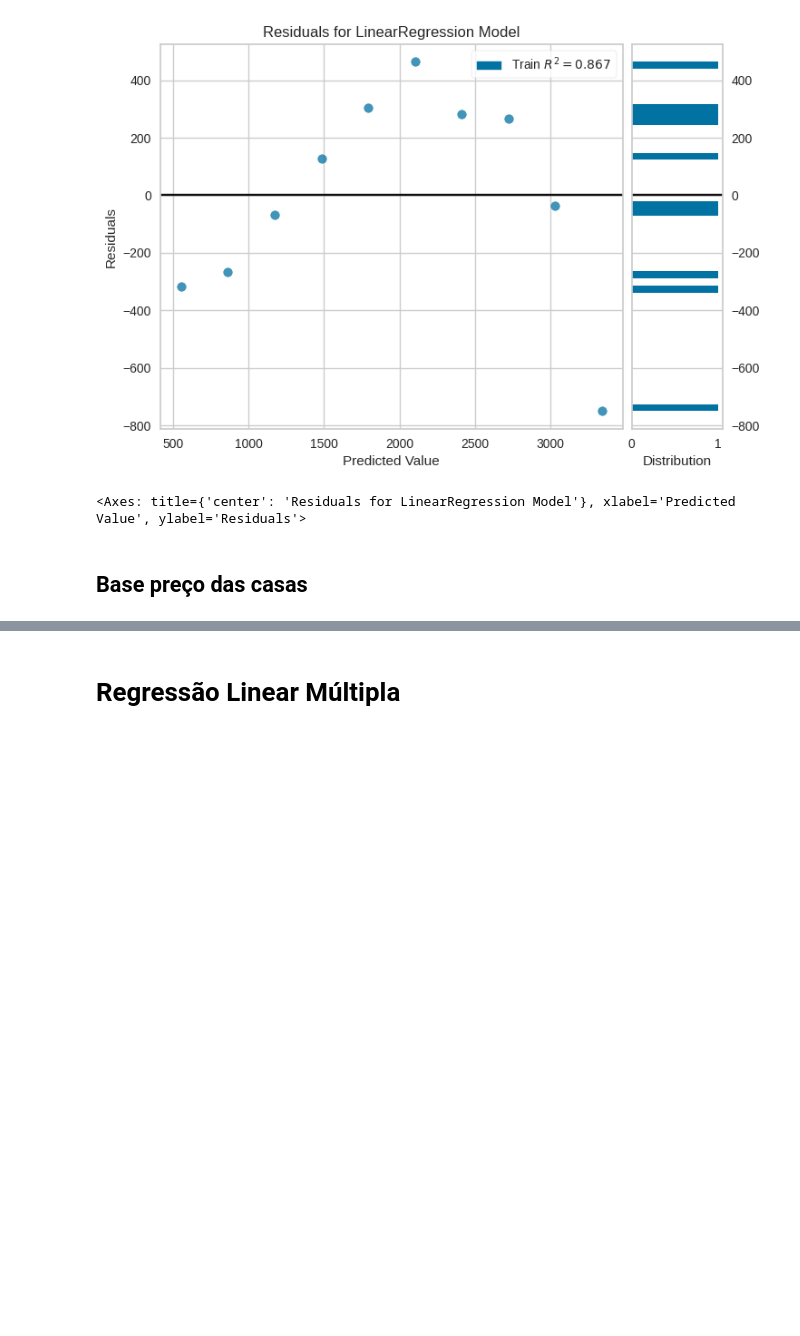
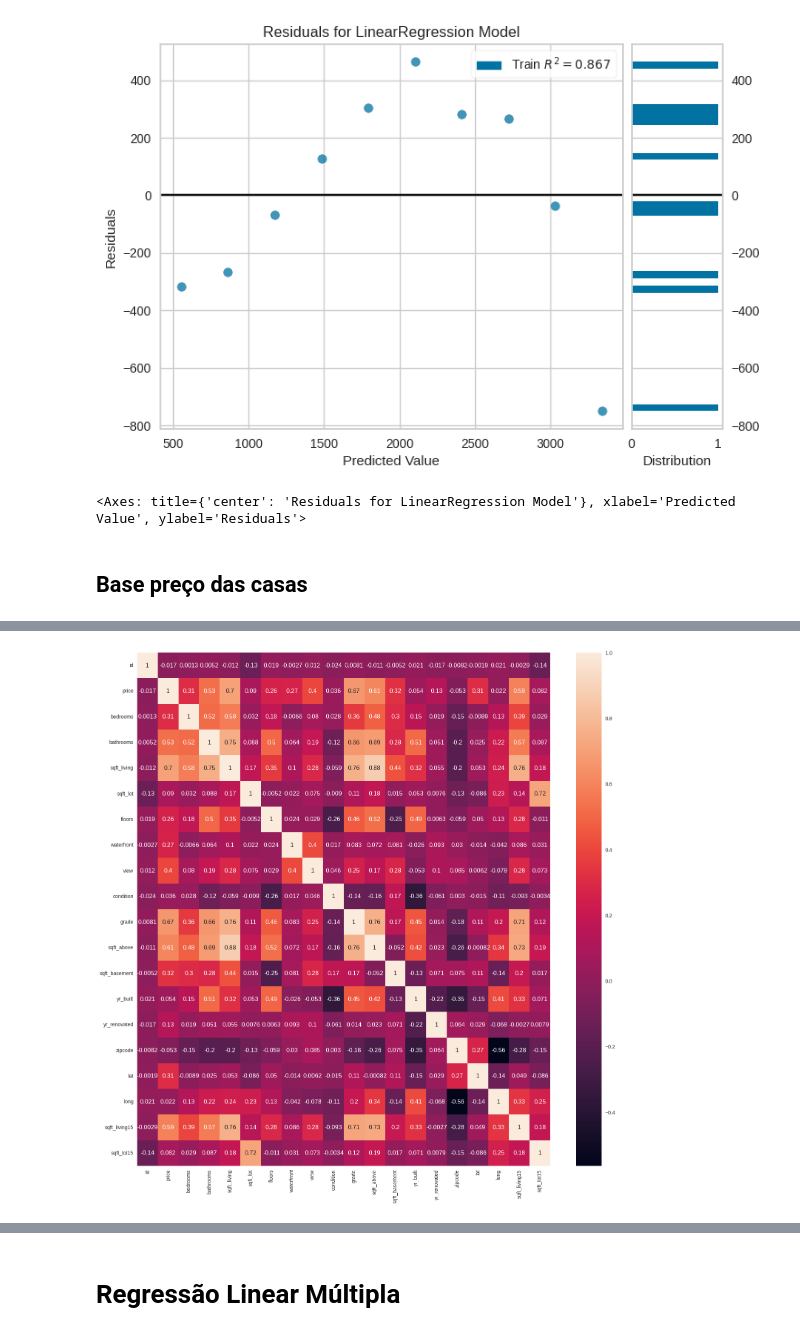
Before and after one commit to Joao-Inacio/Machine-Learning-e-Data-Science-com-Python, a Jupyter notebook: 1.1-Regressao-Linear/rl.ipynb, the cells around one changed output, grey strips where cells are left out. Cells and saved outputs as stored; diff of their text form; code cells hidden in the pictures; blank space fills up the shorter version.

Commit message:
Preparação da base de dados de casa

```diff
--- a/1.1-Regressao-Linear/rl.ipynb
+++ b/1.1-Regressao-Linear/rl.ipynb
@@ -89,3 +89,6 @@ visualizador.poof()
 <Axes: title={'center': 'Residuals for LinearRegression Model'}, xlabel='Predicted Value', ylabel='Residuals'>
 # %% [markdown]
 ## Base preço das casas
+# %%
+base_casas = pd.read_csv(os.path.join(DRIVE_DIRECTORY, 'house_prices.csv'))
+base_casas
@@ -91,0 +161,5 @@ visualizador.poof()
+# %%
+figura = plt.figure(figsize=(18, 18))
+sns.heatmap(base_casas.drop(columns='date', axis=0).corr(), annot=True);
+# %% [output]
+[figure, added]
```
Also changed, not shown: parts of 5 cells of this notebook.
